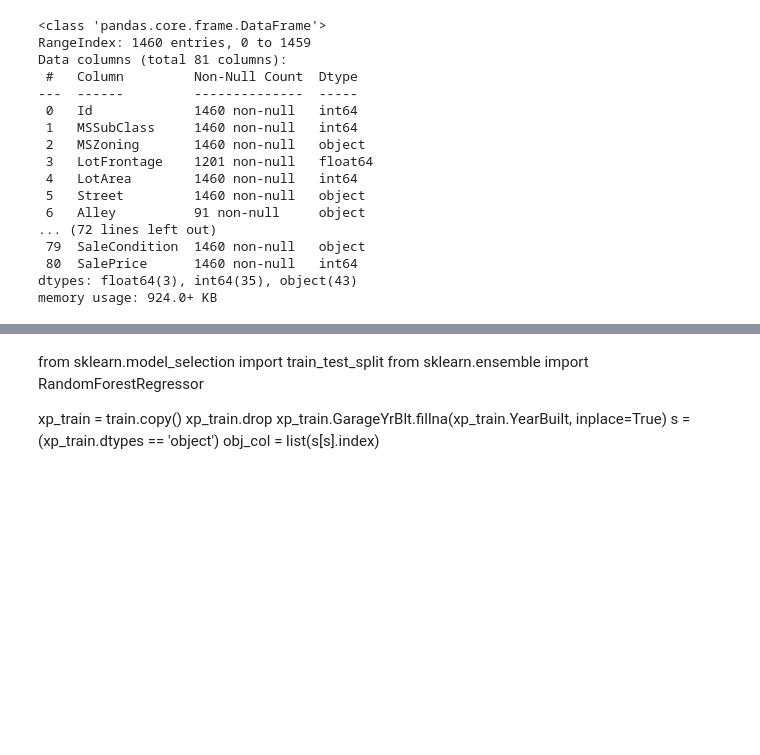
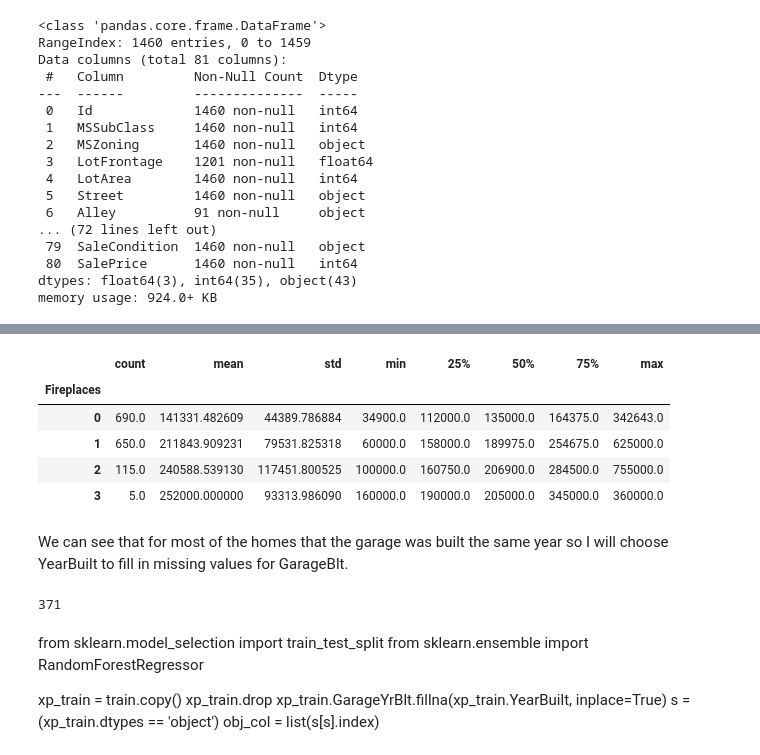
Before and after one commit to venturizhou/Kaggle, a Jupyter notebook: House Prices/Sample.ipynb, the cells around one changed output, grey strips where cells are left out. Drawn from its saved outputs; the diff is of its cells as text; code cells hidden in the pictures; blank space fills up the shorter version.

```diff
--- a/House Prices/Sample.ipynb
+++ b/House Prices/Sample.ipynb
@@ -42 +76,16 @@ memory usage: 924.0+ KB
+# %%
+train.groupby('Fireplaces').SalePrice.describe()
+# %% [output]
+|  | count | mean | std | min | 25% | 50% | 75% | max |
+| Fireplaces |  |  |  |  |  |  |  |  |
+| 0 | 690.0 | 141331.482609 | 44389.786884 | 34900.0 | 112000.0 | 135000.0 | 164375.0 | 342643.0 |
+| 1 | 650.0 | 211843.909231 | 79531.825318 | 60000.0 | 158000.0 | 189975.0 | 254675.0 | 625000.0 |
+| 2 | 115.0 | 240588.539130 | 117451.800525 | 100000.0 | 160750.0 | 206900.0 | 284500.0 | 755000.0 |
+| 3 | 5.0 | 252000.000000 | 93313.986090 | 160000.0 | 190000.0 | 205000.0 | 345000.0 | 360000.0 |
+# %% [markdown]
+We can see that for most of the homes that the garage was built the same year so I will choose YearBuilt to fill in missing values for GarageBlt.
+# %%
+train.apply(lambda n: n.YearBuilt != n.GarageYrBlt if n.GarageYrBlt != 'NaN' else True, axis='columns').sum()
+# %% [output]
+371
 # %%
```
Also changed, not shown: parts of 7 cells of this notebook.
